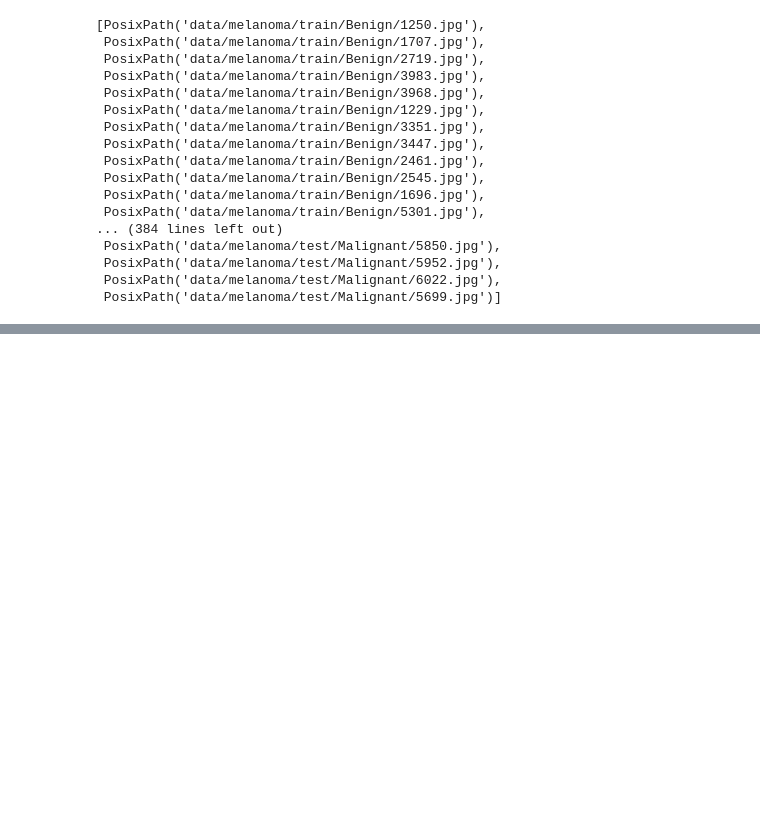
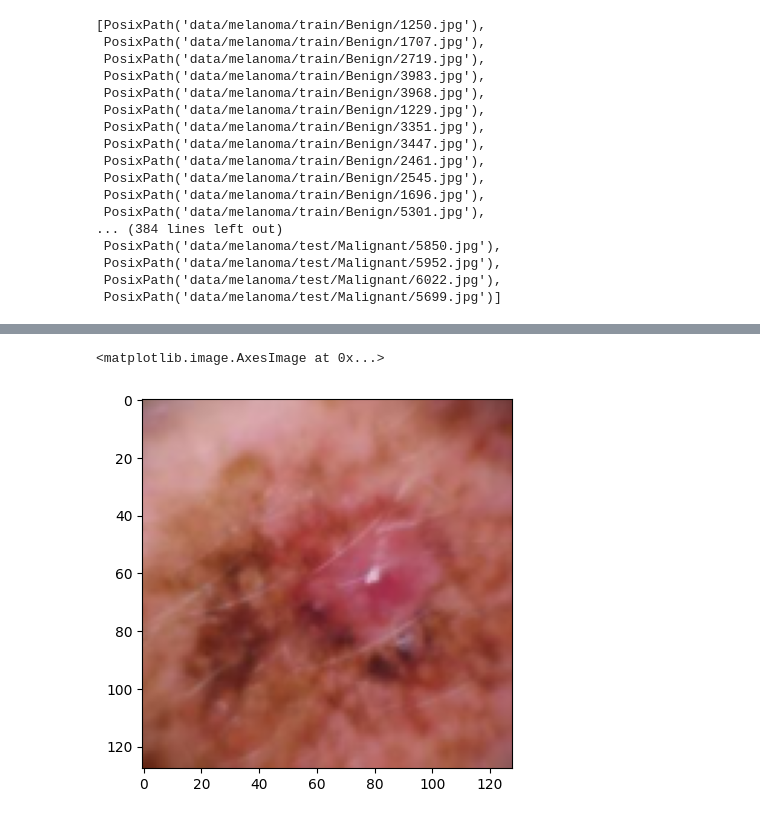
Before and after one commit to jenniferamhajduk/portfolio, a Jupyter notebook: Deep_learning_with_Pytorch_Course/Custom_Datasets.ipynb, the cells around one changed output, grey strips where cells are left out. Cells and saved outputs as stored; diff of their text form; code cells hidden in the pictures; blank space fills up the shorter version.

```diff
--- a/Deep_learning_with_Pytorch_Course/Custom_Datasets.ipynb
+++ b/Deep_learning_with_Pytorch_Course/Custom_Datasets.ipynb
@@ -480,0 +577,8 @@ ValueError: Target size (torch.Size([32])) must be the same as input size (torch
+# %%
+custom_image_transform = transforms.Compose([transforms.Resize(size=(128,128))
+])
+custom_image_transformed = custom_image_transform(custom_image)
+plt.imshow(custom_image_transformed.permute(1,2,0))
+# %% [output]
+<matplotlib.image.AxesImage at 0x...>
+[figure, added]
```
Also changed, not shown: parts of 28 cells of this notebook, 1 other file.
